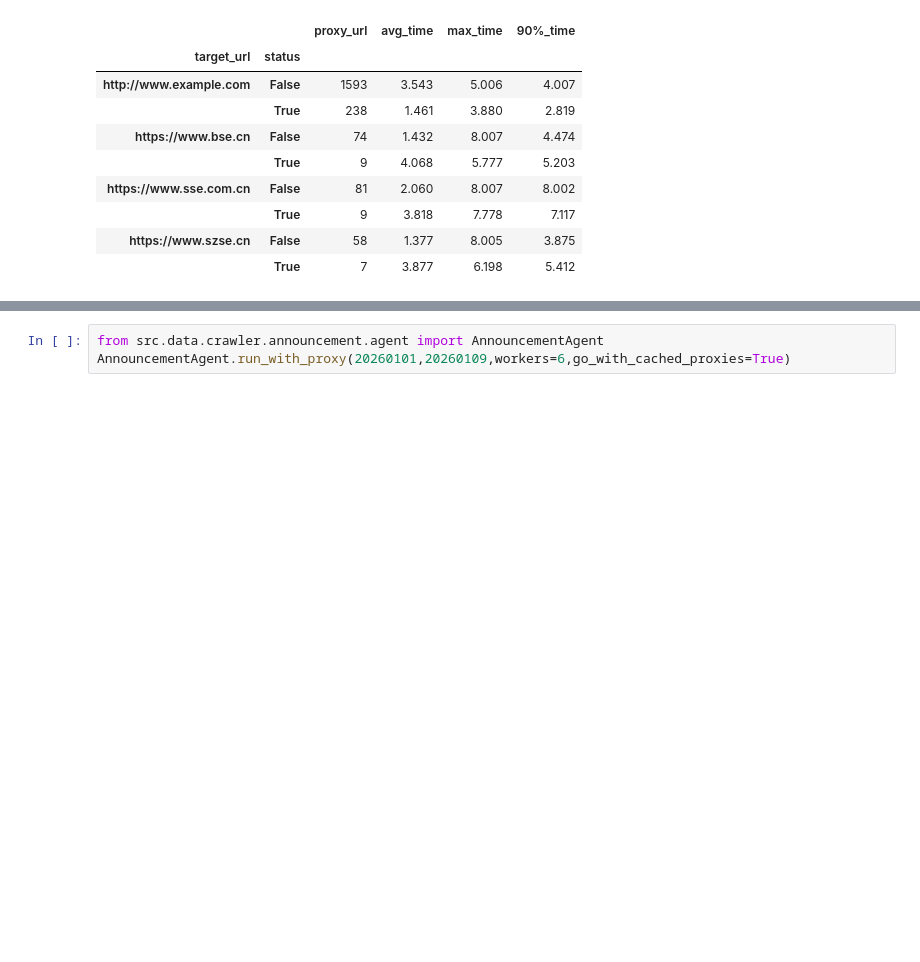
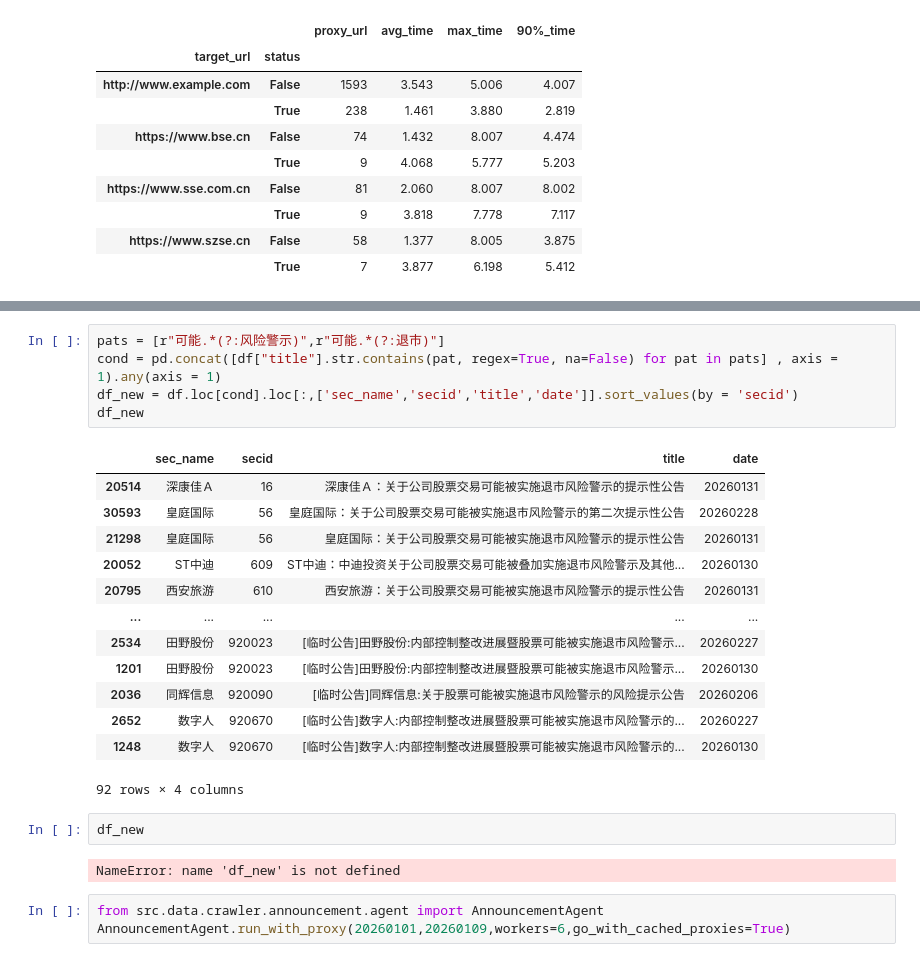
Before and after one commit to mengkjin/learndl, a Jupyter notebook: main.ipynb, the cells around one changed output, grey strips where cells are left out. Saved outputs shown, nothing was run; the diff lists cells and outputs as text; blank space fills up the shorter version.

```diff
--- a/main.ipynb
+++ b/main.ipynb
@@ -169,3 +262,26 @@ dates = CALENDAR.range(20260220 , 20260321 , 'cd')
+# %%
+pats = [r"可能.*(?:风险警示)",r"可能.*(?:退市)"]
+cond = pd.concat([df["title"].str.contains(pat, regex=True, na=False) for pat in pats] , axis = 1).any(axis = 1)
+df_new = df.loc[cond].loc[:,['sec_name','secid','title','date']].sort_values(by = 'secid')
+df_new
+# %% [output]
+|  | sec_name | secid | title | date |
+| 20514 | 深康佳Ａ | 16 | 深康佳Ａ：关于公司股票交易可能被实施退市风险警示的提示性公告 | 20260131 |
+| 30593 | 皇庭国际 | 56 | 皇庭国际：关于公司股票交易可能被实施退市风险警示的第二次提示性公告 | 20260228 |
+| 21298 | 皇庭国际 | 56 | 皇庭国际：关于公司股票交易可能被实施退市风险警示的提示性公告 | 20260131 |
+| 20052 | ST中迪 | 609 | ST中迪：中迪投资关于公司股票交易可能被叠加实施退市风险警示及其他... | 20260130 |
+| 20795 | 西安旅游 | 610 | 西安旅游：关于公司股票交易可能被实施退市风险警示的提示性公告 | 20260131 |
+| ... | ... | ... | ... | ... |
+| 2534 | 田野股份 | 920023 | [临时公告]田野股份:内部控制整改进展暨股票可能被实施退市风险警示... | 20260227 |
+| 1201 | 田野股份 | 920023 | [临时公告]田野股份:内部控制整改进展暨股票可能被实施退市风险警示... | 20260130 |
+| 2036 | 同辉信息 | 920090 | [临时公告]同辉信息:关于股票可能被实施退市风险警示的风险提示公告 | 20260206 |
+| 2652 | 数字人 | 920670 | [临时公告]数字人:内部控制整改进展暨股票可能被实施退市风险警示的... | 20260227 |
+| 1248 | 数字人 | 920670 | [临时公告]数字人:内部控制整改进展暨股票可能被实施退市风险警示的... | 20260130 |
+92 rows × 4 columns
+# %%
+df_new
+# %% [output]
+NameError: name 'df_new' is not defined
 # %%
 from src.data.crawler.announcement.agent import AnnouncementAgent
 AnnouncementAgent.run_with_proxy(20260101,20260109,workers=6,go_with_cached_proxies=True)
```
Also changed, not shown: parts of 13 cells of this notebook, 56 other files.
